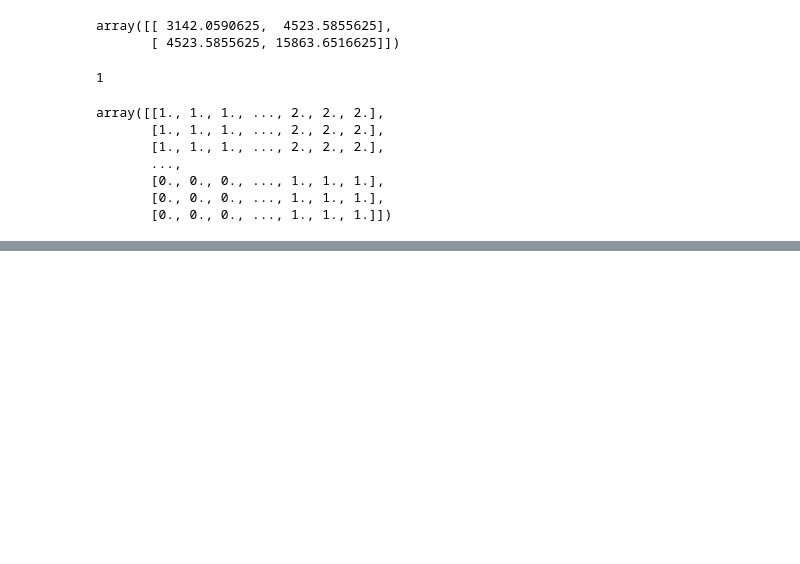
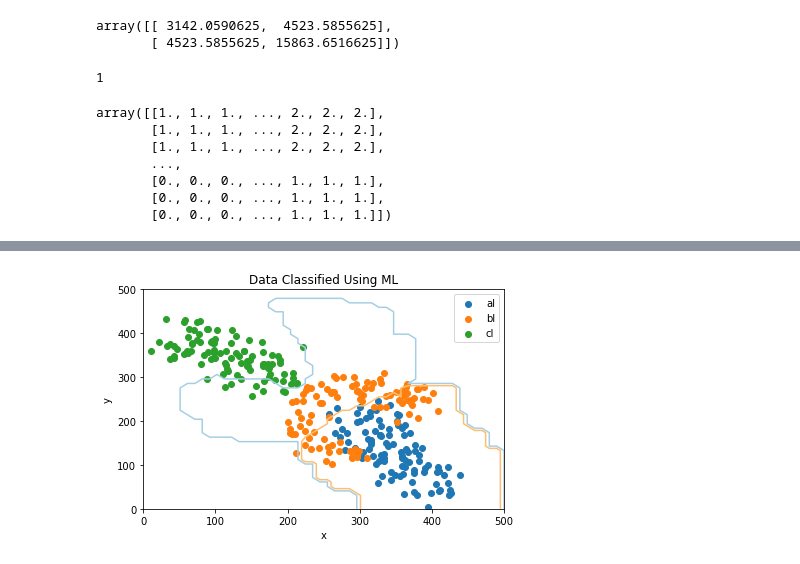
Before and after one commit to cgleone/syde572lab1, a Jupyter notebook: lab2/q2.ipynb, the cells around one changed output, grey strips where cells are left out. Drawn from its saved outputs; the diff is of its cells as text; code cells hidden in the pictures; blank space fills up the shorter version.

Commit message:
added parzen window stuff

```diff
--- a/lab2/q2.ipynb
+++ b/lab2/q2.ipynb
@@ -115,0 +116,7 @@ plot_classified_data(classified_array, classes)
+# %%
+from parzen import parzen
+
+res = [step, 0, 0, 500, 500]
+p_al, x, y = parzen(al, res)
+p_bl, x, y = parzen(bl, res)
+p_cl, x, y = parzen(cl, res)
@@ -115,0 +127,10 @@ plot_classified_data(classified_array, classes)
+# %%
+classified_array_parzen = np.zeros_like(x_coords)
+for i in range(count):
+    for j in range(count):
+        probabilities = []
+        for p in [p_al, p_bl, p_cl]:
+            probability = p[i][j]
+            probabilities.append(probability)
+        classified = np.argmax(probabilities)
+        classified_array_parzen[i, j] = classified
@@ -115,0 +147,4 @@ plot_classified_data(classified_array, classes)
+# %%
+plot_classified_data(classified_array_parzen, classes)
+# %% [output]
+[figure, added]
```
Also changed, not shown: parts of 5 cells of this notebook.
